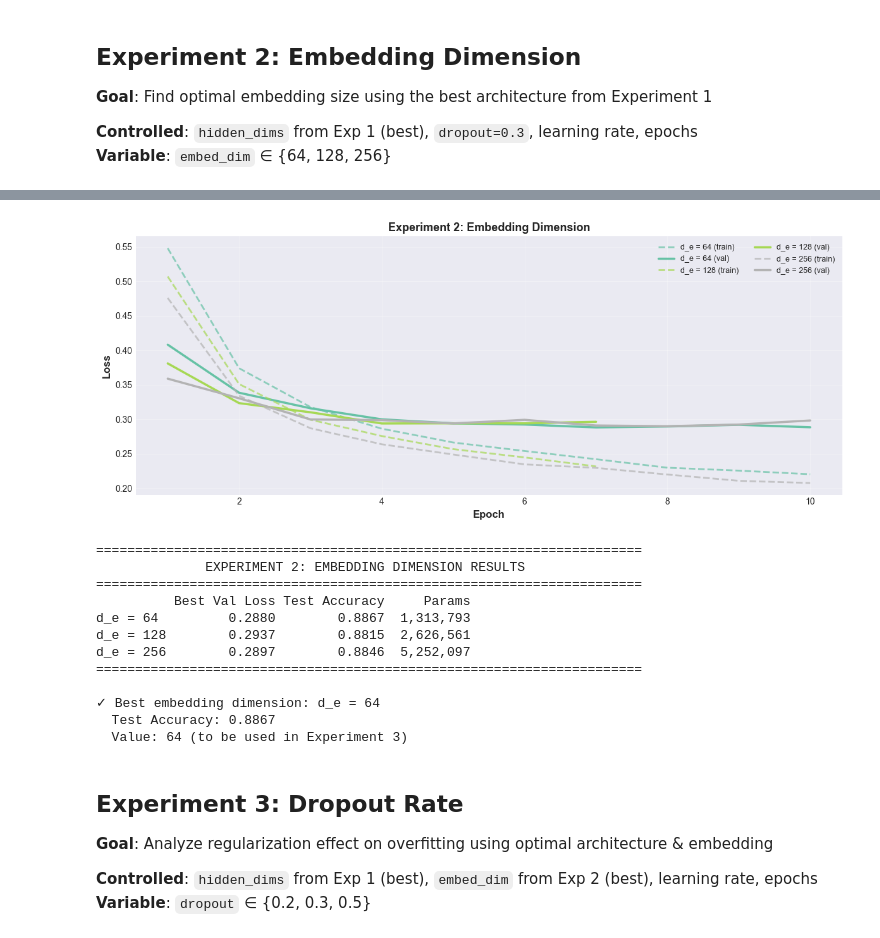
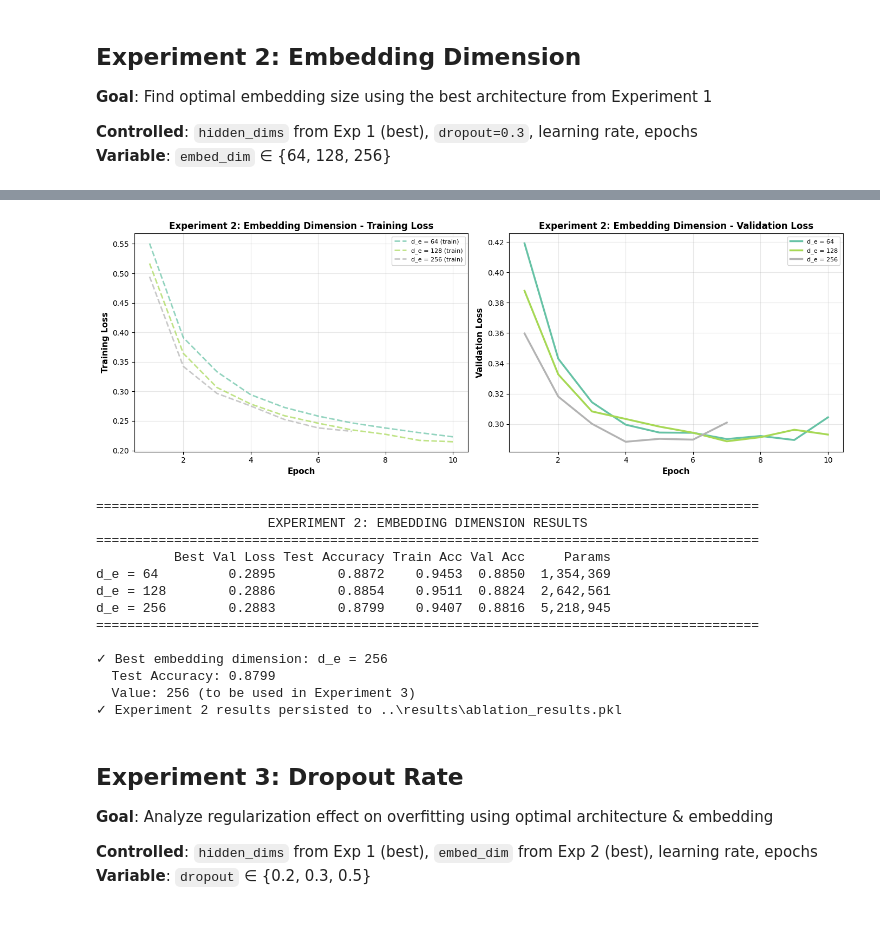
Before and after one commit to dateddy/523V0015_523K0078_Midterm, a Jupyter notebook: notebooks/02_mlp.ipynb, the cells around one changed output, grey strips where cells are left out. Saved outputs shown, nothing was run; the diff lists cells and outputs as text; code cells hidden in the pictures.

```diff
--- a/notebooks/02_mlp.ipynb
+++ b/notebooks/02_mlp.ipynb
@@ -391,24 +447,31 @@ print("-"*70)
 
 embed_histories = {}
 embed_results = {}
+embed_models = {}
 
-for name, cfg in embed_configs.items():
+# Save names for each config
+embed_save_names = ['mlp_embed64', 'mlp_embed128', 'mlp_embed256']
+
+for (name, cfg), save_name in zip(embed_configs.items(), embed_save_names):
     print(f'\n[Training] {name}')
     print(f"  Config: embed_dim={cfg['embed_dim']}, hidden_dims={cfg['hidden_dims']}, dropout={cfg['dropout']}")
 
-    hist, best_val_loss, test_acc, n_params = train_model(cfg, num_epochs=NUM_EPOCHS, device=device)
+    hist, best_val_loss, test_acc, n_params, model = train_model(cfg, num_epochs=NUM_EPOCHS, device=device, model_save_name=save_name)
 
     embed_histories[name] = hist
     embed_results[name] = {
         'best_val_loss': best_val_loss,
         'test_acc': test_acc,
+        'train_acc': hist['train_acc'],
+        'val_acc': hist['val_acc'],
         'params': n_params
     }
+    embed_models[name] = model
 
-    print(f"  ✓ Result: Val Loss={best_val_loss:.4f}, Test Acc={test_acc:.4f}, Params={n_params:,}")
+    print(f"  ✓ Result: Val Loss={best_val_loss:.4f}, Test Acc={test_acc:.4f}, Train Acc={hist['train_acc']:.4f}, Val Acc={hist['val_acc']:.4f}, Params={n_params:,}")
 
 # Visualize results
-plot_curves(embed_histories, metric='loss', title='Experiment 2: Embedding Dimension')
+plot_loss_accuracy_curves(embed_histories, title_prefix='Experiment 2: Embedding Dimension')
 
 # Print results table
 print_results_table(embed_results, title='EXPERIMENT 2: EMBEDDING DIMENSION RESULTS')
@@ -420,6 +483,20 @@ best_embed_dim = best_embed_config['embed_dim']
 print(f"✓ Best embedding dimension: {best_embed_name}")
 print(f"  Test Accuracy: {embed_results[best_embed_name]['test_acc']:.4f}")
 print(f"  Value: {best_embed_dim} (to be used in Experiment 3)")
+
+# Persist Experiment 2 results so Summary can load later
+import pickle
+result_cache_path = Path('../results/ablation_results.pkl')
+if result_cache_path.exists():
+    with open(result_cache_path, 'rb') as f:
+        cache = pickle.load(f)
+else:
+    cache = {}
+cache['embed_results'] = embed_results
+cache['best_embed_dim'] = best_embed_dim
+with open(result_cache_path, 'wb') as f:
+    pickle.dump(cache, f)
+print(f"✓ Experiment 2 results persisted to {result_cache_path}")
 # %% [output]
 ======================================================================
 EXPERIMENT 2: EMBEDDING DIMENSION ANALYSIS
@@ -441,16 +518,17 @@ Training complete. Best validation loss: 0.2897
-[figure, old version]
+[figure, new version]
-======================================================================
-              EXPERIMENT 2: EMBEDDING DIMENSION RESULTS
-======================================================================
-          Best Val Loss Test Accuracy     Params
-d_e = 64         0.2880        0.8867  1,313,793
-d_e = 128        0.2937        0.8815  2,626,561
-d_e = 256        0.2897        0.8846  5,252,097
-======================================================================
+=====================================================================================
+                      EXPERIMENT 2: EMBEDDING DIMENSION RESULTS
+=====================================================================================
+          Best Val Loss Test Accuracy Train Acc Val Acc     Params
+d_e = 64         0.2895        0.8872    0.9453  0.8850  1,354,369
+d_e = 128        0.2886        0.8854    0.9511  0.8824  2,642,561
+d_e = 256        0.2883        0.8799    0.9407  0.8816  5,218,945
+=====================================================================================
 
-✓ Best embedding dimension: d_e = 64
-  Test Accuracy: 0.8867
-  Value: 64 (to be used in Experiment 3)
+✓ Best embedding dimension: d_e = 256
+  Test Accuracy: 0.8799
+  Value: 256 (to be used in Experiment 3)
+✓ Experiment 2 results persisted to ..\results\ablation_results.pkl
 # %% [markdown]
 ## Experiment 3: Dropout Rate
 
```
Also changed, not shown: parts of 9 cells of this notebook, 35 other files.
